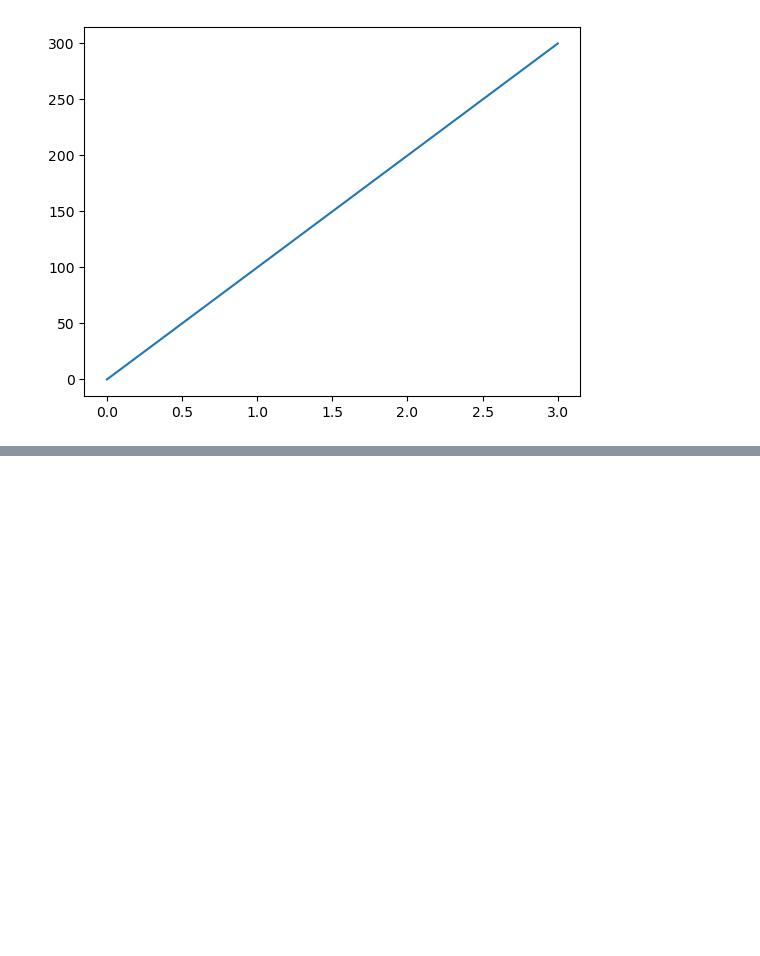
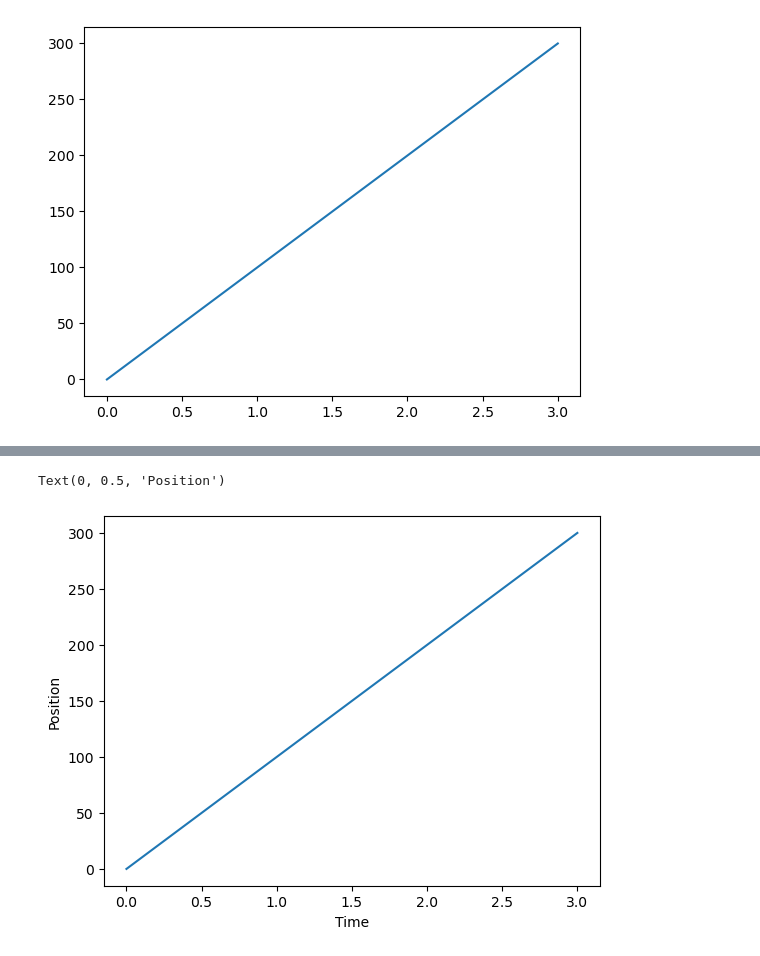
Before and after one commit to ubvu/2023-11-14-python, a Jupyter notebook: notebooks/plotting.ipynb, the cells around one changed output, grey strips where cells are left out. Drawn from its saved outputs; the diff is of its cells as text; code cells hidden in the pictures; blank space fills up the shorter version.

```diff
--- a/notebooks/plotting.ipynb
+++ b/notebooks/plotting.ipynb
@@ -13,0 +19,7 @@ plt.plot(time, position)
+# %%
+plt.plot(time, position)
+plt.xlabel('Time')
+plt.ylabel('Position')
+# %% [output]
+Text(0, 0.5, 'Position')
+[figure, added]
```
Also changed, not shown: parts of 1 cell of this notebook.
